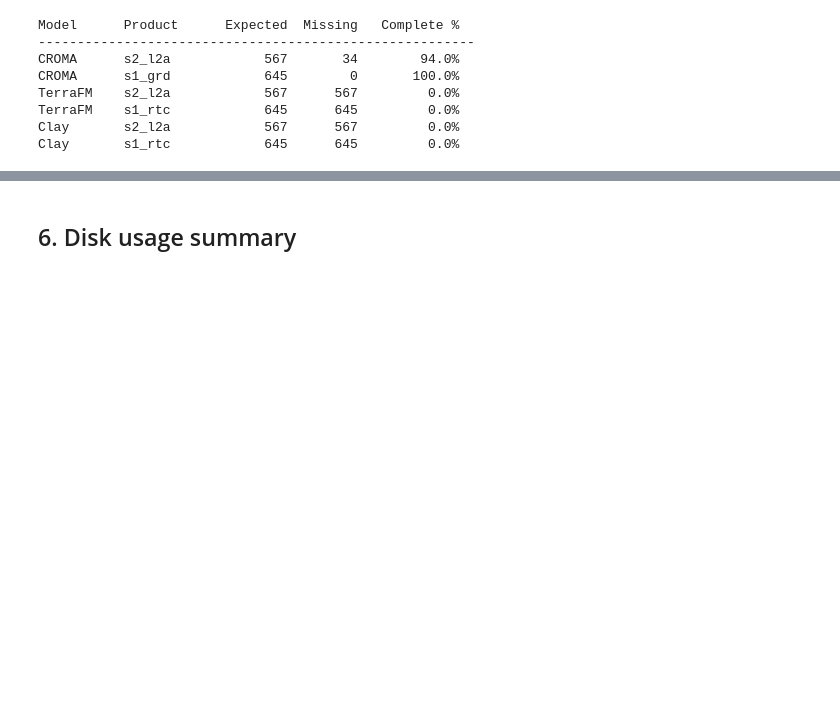
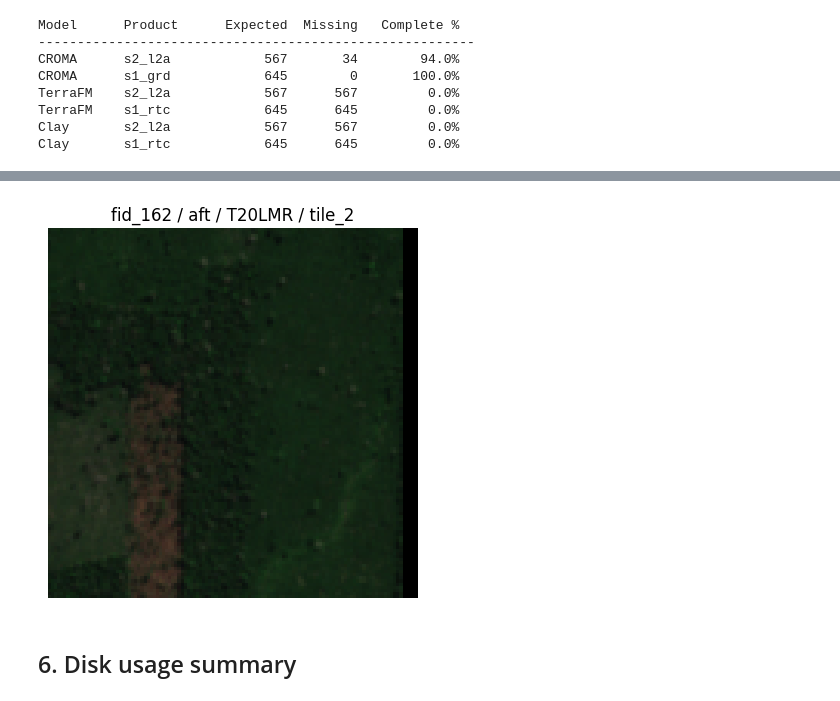
Before and after one commit to Angelicarjs/tropical_forest_disturbance, a Jupyter notebook: verify_tiles.ipynb, the cells around one changed output, grey strips where cells are left out. Drawn from its saved outputs; the diff is of its cells as text; code cells hidden in the pictures; blank space fills up the shorter version.

Commit message:
verification of empty and semi-empty images added

```diff
--- a/verify_tiles.ipynb
+++ b/verify_tiles.ipynb
@@ -382,7 +382,7 @@ Clay               41            0         41        0
 # %%
 # Check a sample of tiles per (model, product) for dimensions, bands, corruption
 random.seed(42)
-MAX_CHECK = 50
+MAX_CHECK = 2000
 
 issues = []
 for model, cfg in TILE_SETS.items():
@@ -501,0 +504,8 @@ Clay       s1_rtc            645      645         0.0%
+# %%
+# Flag S2 tiles that are mostly nodata/zeros (e.g. clipped at an MGRS edge)
+for tif in glob.glob(os.path.join(BASE, "thesis_tiles_120px", "s2_l2a", "fid_*/*/*/*.tif")):
+    with rasterio.open(tif) as src:
+        arr = src.read()
+    empty = (arr == 0).all(axis=0).mean()   # fraction of all-zero pixels
+    if empty > 0.01:
+        print(f"{empty:.0%}  {tif}")
@@ -502,3 +530,18 @@ Clay       s1_rtc            645      645         0.0%
+# %%
+import rasterio, numpy as np, matplotlib.pyplot as plt
+
+tif = "/share/home/e2406749/thesis_tiles_120px/s2_l2a/fid_202/evt/20230719T142719_20230719T142939_T20LMR/tile_0.tif"
+
+with rasterio.open(tif) as src:
+    rgb = src.read([4, 3, 2]).astype("float32")   # B4=red, B3=green, B2=blue
+
+rgb = np.clip(rgb / 3000, 0, 1).transpose(1, 2, 0)  # scale reflectance & to HxWxC
+plt.imshow(rgb)
+plt.title("fid_162 / aft / T20LMR / tile_2")
+plt.axis("off")
+plt.show()
+# %% [output]
+[figure, added]
 # %% [markdown]
 ## 6. Disk usage summary
 # %%
```
Also changed, not shown: parts of 3 cells of this notebook.
